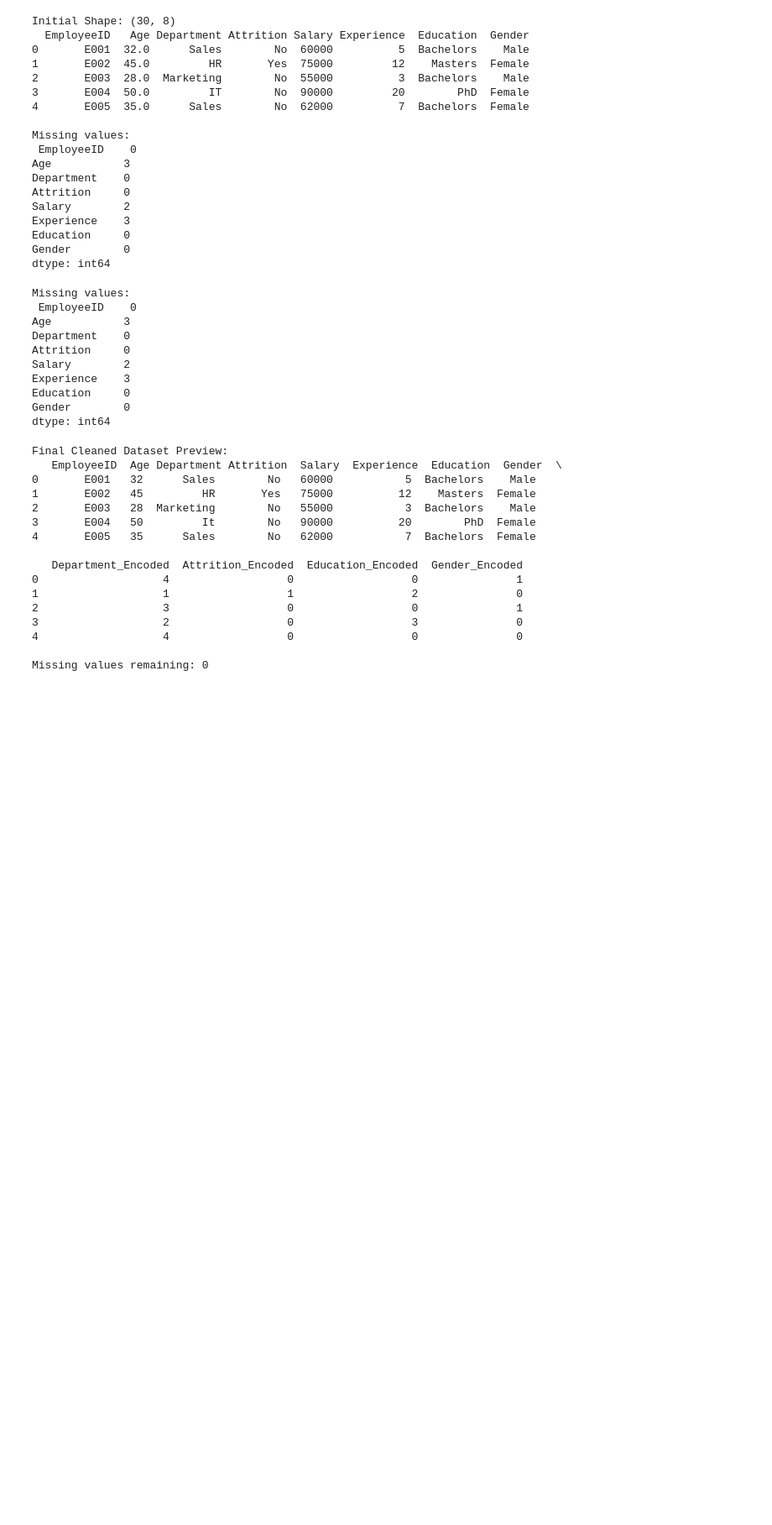
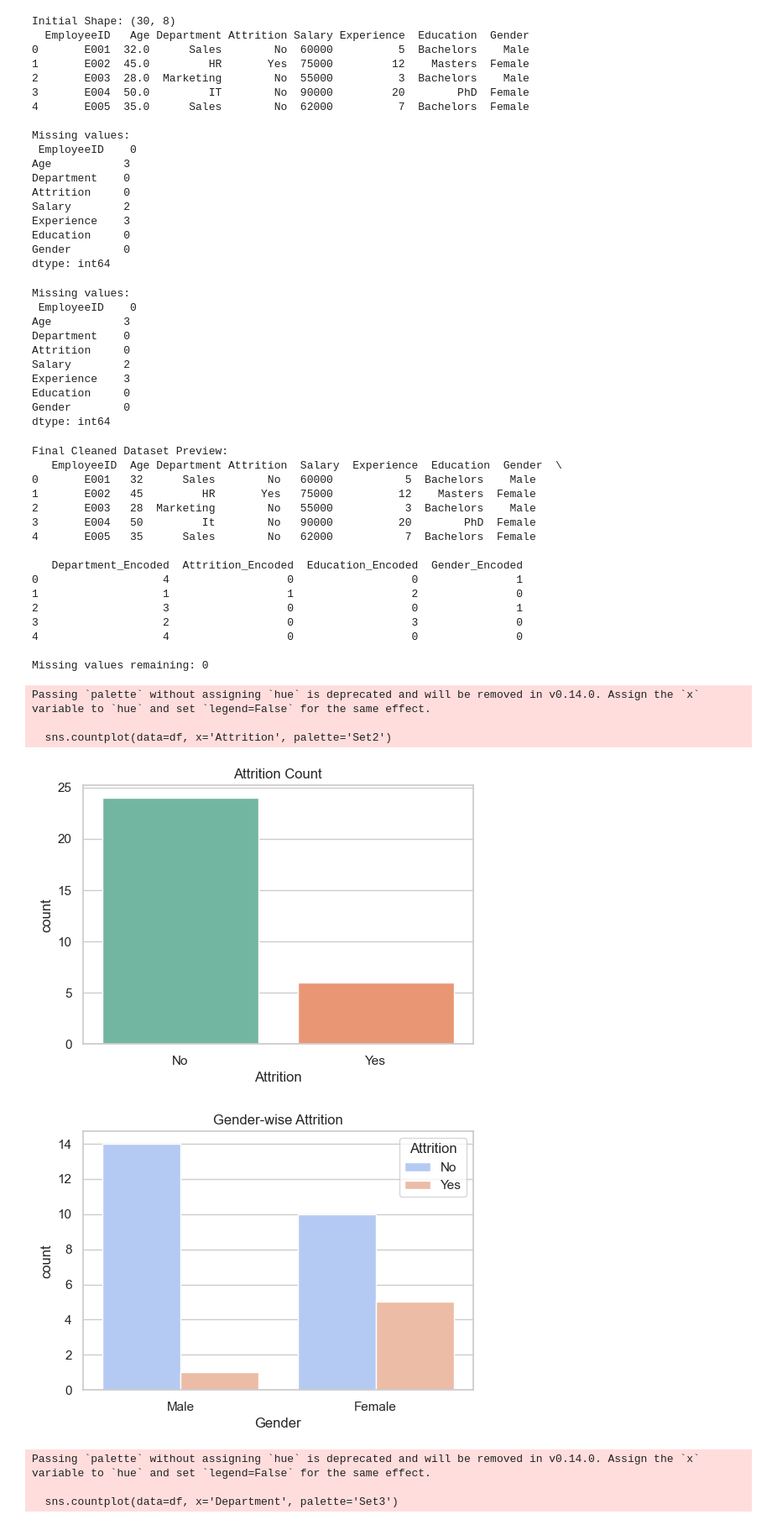
Before and after one commit to suyash1912/hr_data_analysis, a Jupyter notebook: script.ipynb, the cells around one changed output. Shown at 84% size. Cells and saved outputs as stored; diff of their text form; code cells hidden in the pictures; blank space fills up the shorter version.

Commit message:
data visualization, data cleaning, and analysis

```diff
--- a/script.ipynb
+++ b/script.ipynb
@@ -117,3 +117,73 @@ Final Cleaned Dataset Preview:
 4                   4                  0                  0               0
 
 Missing values remaining: 0
+# %%
+#data visualization
+import pandas as pd
+import seaborn as sns
+import matplotlib.pyplot as plt
+
+
+# === CLEANING STEPS (summary) ===
+df['Salary'] = df['Salary'].astype(str).str.lower().str.strip()
+df['Salary'] = df['Salary'].replace({
+    'sixty thousand': '60000',
+    'fifty thousand': '50000',
+    'seventy thousand': '70000'
+})
+df['Salary'] = pd.to_numeric(df['Salary'], errors='coerce')
+df['Age'] = pd.to_numeric(df['Age'], errors='coerce')
+df['Experience'] = pd.to_numeric(df['Experience'], errors='coerce')
+
+df['Age'] = df['Age'].fillna(df['Age'].median()).astype(int)
+df['Salary'] = df['Salary'].fillna(df['Salary'].median()).astype(int)
+df['Experience'] = df['Experience'].fillna(df['Experience'].median()).astype(int)
+
+for col in ['Department', 'Attrition', 'Education', 'Gender']:
+    df[col] = df[col].astype(str).str.strip().str.title()
+    df[col] = df[col].replace('Nan', pd.NA)
+    df[col] = df[col].fillna(df[col].mode()[0])
+
+# ======= 📊 Visualizations =======
+
+sns.set(style="whitegrid")
+
+# 1. Attrition Count
+plt.figure(figsize=(6, 4))
+sns.countplot(data=df, x='Attrition', palette='Set2')
+plt.title('Attrition Count')
+plt.show()
+
+# 2. Gender-wise Attrition
+plt.figure(figsize=(6, 4))
+sns.countplot(data=df, x='Gender', hue='Attrition', palette='coolwarm')
+plt.title('Gender-wise Attrition')
+plt.show()
+
+# 3. Department Distribution
+plt.figure(figsize=(8, 4))
+sns.countplot(data=df, x='Department', palette='Set3')
+plt.title('Department Distribution')
+plt.xticks(rotation=30)
+plt.show()
+
+# 4. Experience vs Salary
+plt.figure(figsize=(8, 5))
+sns.scatterplot(data=df, x='Experience', y='Salary', hue='Attrition', style='Gender')
+plt.title('Experience vs Salary colored by Attrition')
+plt.show()
+
+# 5. Age Distribution
+plt.figure(figsize=(6, 4))
+sns.histplot(df['Age'], bins=10, kde=True, color='skyblue')
+plt.title('Age Distribution')
+plt.show()
+# %% [output]
+Passing `palette` without assigning `hue` is deprecated and will be removed in v0.14.0. Assign the `x` variable to `hue` and set `legend=False` for the same effect.
+
+  sns.countplot(data=df, x='Attrition', palette='Set2')
+[figure, added]
+[figure, added]
+Passing `palette` without assigning `hue` is deprecated and will be removed in v0.14.0. Assign the `x` variable to `hue` and set `legend=False` for the same effect.
+
+  sns.countplot(data=df, x='Department', palette='Set3')
```
Also changed, not shown: parts of 1 cell of this notebook.
